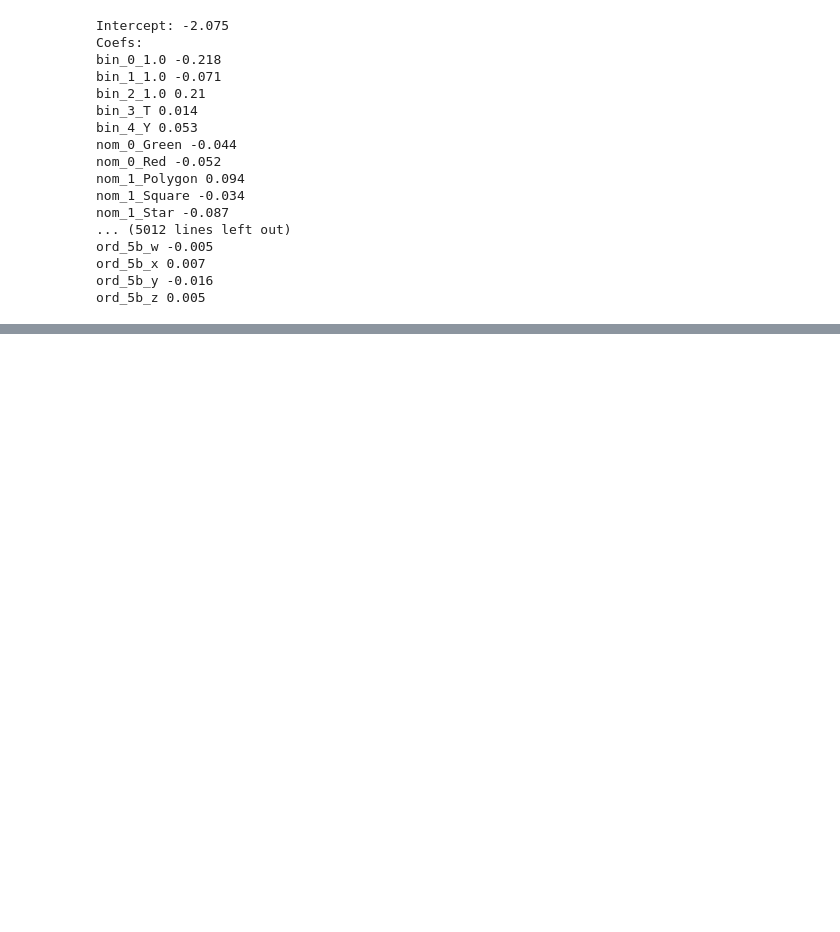
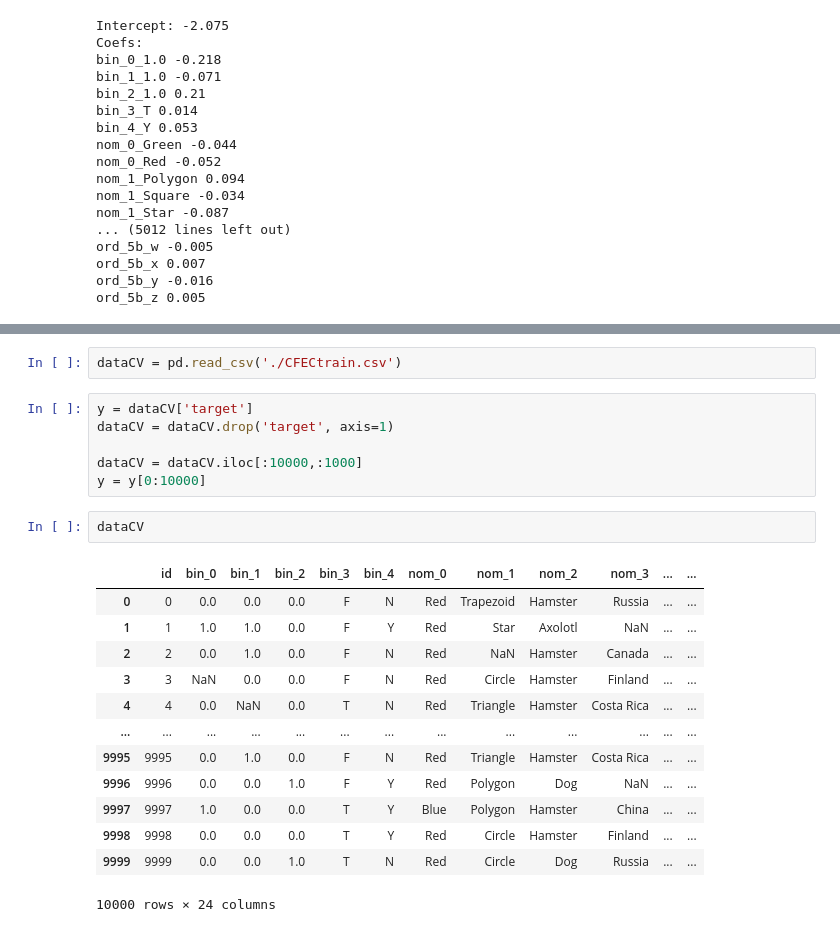
Before and after one commit to kulikofff/Data-Analytics-2023-V2, a Jupyter notebook: ML DA may 2023/08 Scikit.ipynb, the cells around one changed output, grey strips where cells are left out. Cells and saved outputs as stored; diff of their text form; blank space fills up the shorter version.

```diff
--- a/ML DA may 2023/08 Scikit.ipynb
+++ b/ML DA may 2023/08 Scikit.ipynb
@@ -811,0 +1627,24 @@ ord_5b_z 0.005
+# %%
+dataCV = pd.read_csv('./CFECtrain.csv')
+# %%
+y = dataCV['target']
+dataCV = dataCV.drop('target', axis=1)
+
+dataCV = dataCV.iloc[:10000,:1000]
+y = y[0:10000]
+# %%
+dataCV
+# %% [output]
+|  | id | bin_0 | bin_1 | bin_2 | bin_3 | bin_4 | nom_0 | nom_1 | nom_2 | nom_3 | ... | ... |
+| 0 | 0 | 0.0 | 0.0 | 0.0 | F | N | Red | Trapezoid | Hamster | Russia | ... | ... |
+| 1 | 1 | 1.0 | 1.0 | 0.0 | F | Y | Red | Star | Axolotl | NaN | ... | ... |
+| 2 | 2 | 0.0 | 1.0 | 0.0 | F | N | Red | NaN | Hamster | Canada | ... | ... |
+| 3 | 3 | NaN | 0.0 | 0.0 | F | N | Red | Circle | Hamster | Finland | ... | ... |
+| 4 | 4 | 0.0 | NaN | 0.0 | T | N | Red | Triangle | Hamster | Costa Rica | ... | ... |
+| ... | ... | ... | ... | ... | ... | ... | ... | ... | ... | ... | ... | ... |
+| 9995 | 9995 | 0.0 | 1.0 | 0.0 | F | N | Red | Triangle | Hamster | Costa Rica | ... | ... |
+| 9996 | 9996 | 0.0 | 0.0 | 1.0 | F | Y | Red | Polygon | Dog | NaN | ... | ... |
+| 9997 | 9997 | 1.0 | 0.0 | 0.0 | T | Y | Blue | Polygon | Hamster | China | ... | ... |
+| 9998 | 9998 | 0.0 | 0.0 | 0.0 | T | Y | Red | Circle | Hamster | Finland | ... | ... |
+| 9999 | 9999 | 0.0 | 0.0 | 1.0 | T | N | Red | Circle | Dog | Russia | ... | ... |
+10000 rows × 24 columns
```
Also changed, not shown: parts of 136 cells of this notebook, 1 other file.
